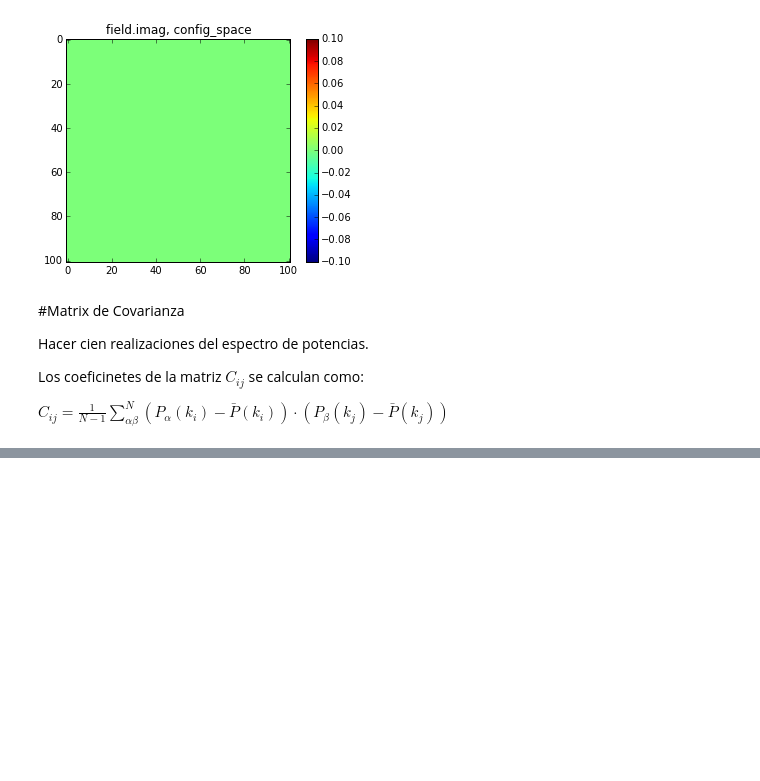
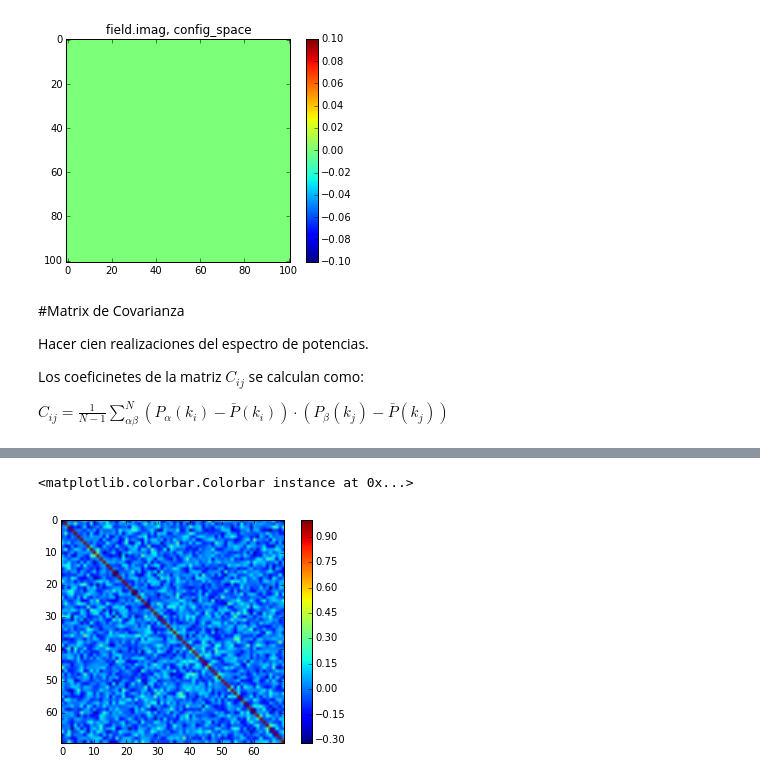
Before and after one commit to flgomezc/AndeanCosmoSchool2015, a Jupyter notebook: week3/02 Covariance Matrix.ipynb, the cells around one changed output, grey strips where cells are left out. Cells and saved outputs as stored; diff of their text form; code cells hidden in the pictures; blank space fills up the shorter version.

```diff
--- a/week3/02 Covariance Matrix.ipynb
+++ b/week3/02 Covariance Matrix.ipynb
@@ -295,0 +241,10 @@ colorbar
+# %%
+gamma = np.zeros([70,70])
+for i in range(70):
+    for j in range(70):
+        gamma[i,j] = CovarianceMatrix[i,j]/(CovarianceMatrix[i,i]*CovarianceMatrix[j,j])**0.5
+imshow(gamma)
+colorbar()
+# %% [output]
+<matplotlib.colorbar.Colorbar instance at 0x...>
+[figure, added]
```
Also changed, not shown: parts of 17 cells of this notebook.
